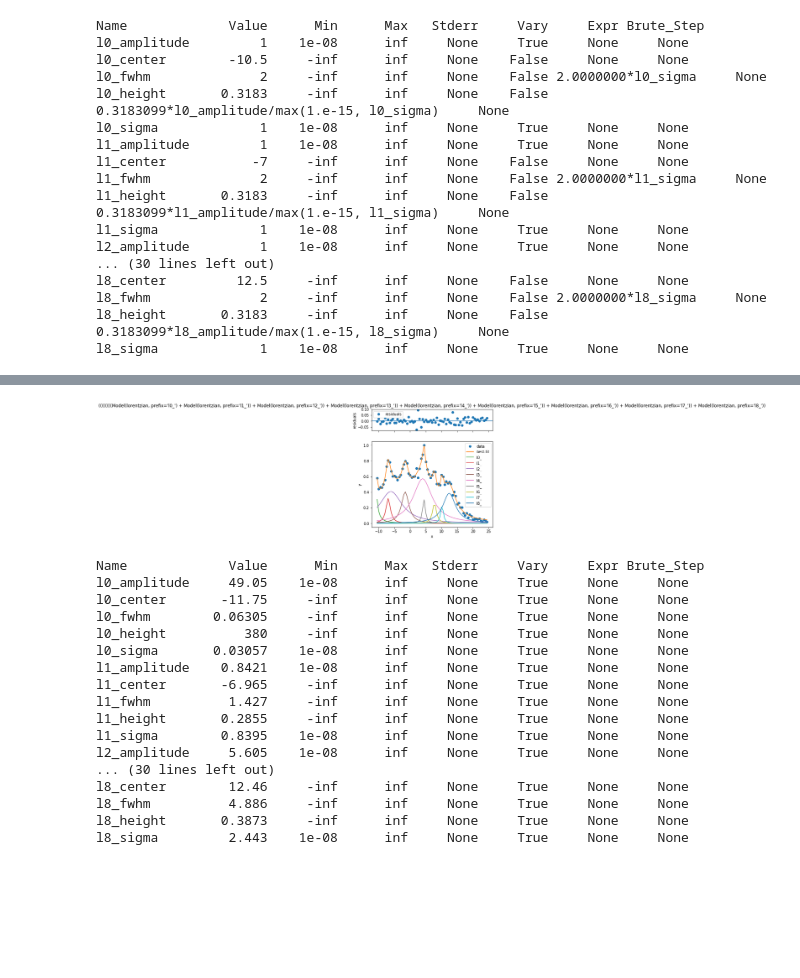
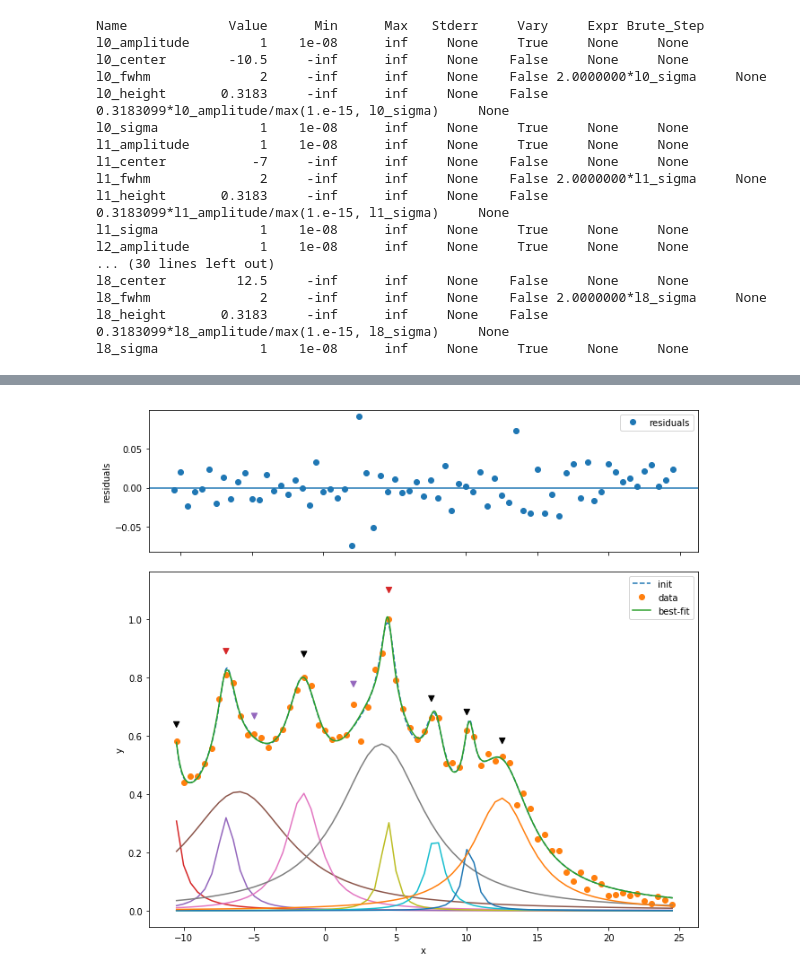
Before and after one commit to kei0822kei/smooziee, a Jupyter notebook: notebook/mizo_fit.ipynb, the cells around one changed output, grey strips where cells are left out. Cells and saved outputs as stored; diff of their text form; code cells hidden in the pictures; blank space fills up the shorter version.

```diff
--- a/notebook/mizo_fit.ipynb
+++ b/notebook/mizo_fit.ipynb
@@ -92,3 +118,6 @@ lmfit.model.ModelResult
 # %%
-fit.set_params_vary(None, None, vary=True, all_param=True,
-                    onlyif_expr_isnone=False)
+fitter.set_params_vary(None, None, vary=True, all_param=True,
+                       onlyif_expr_isnone=False)
+fitter.fit()
+fitter.set_result_param_to_inital()
+fitter.params.pretty_print()
@@ -97,24 +142,4 @@ fit.fit(processor.x, processor.y, set_bestparams=True)
-# %%
-fit.plot_evalcomponents()
-# %% [output]
-[figure, removed]
-# %%
-fit.result.params.pretty_print()
-# %% [output]
-Name             Value      Min      Max   Stderr     Vary     Expr Brute_Step
-l0_amplitude     49.05    1e-08      inf     None     True     None     None
-l0_center       -11.75     -inf      inf     None     True     None     None
-l0_fwhm        0.06305     -inf      inf     None     True     None     None
-l0_height          380     -inf      inf     None     True     None     None
-l0_sigma       0.03057    1e-08      inf     None     True     None     None
-l1_amplitude    0.8421    1e-08      inf     None     True     None     None
-l1_center       -6.965     -inf      inf     None     True     None     None
-l1_fwhm          1.427     -inf      inf     None     True     None     None
-l1_height       0.2855     -inf      inf     None     True     None     None
-l1_sigma        0.8395    1e-08      inf     None     True     None     None
-l2_amplitude     5.605    1e-08      inf     None     True     None     None
-... (30 lines left out)
-l8_center        12.46     -inf      inf     None     True     None     None
-l8_fwhm          4.886     -inf      inf     None     True     None     None
-l8_height       0.3873     -inf      inf     None     True     None     None
-l8_sigma         2.443    1e-08      inf     None     True     None     None
+# %%
+fitter.plot(show_init=True, eval_components=True)
+# %% [output]
+[figure, added]
```
Also changed, not shown: parts of 13 cells of this notebook, 1 other file.
